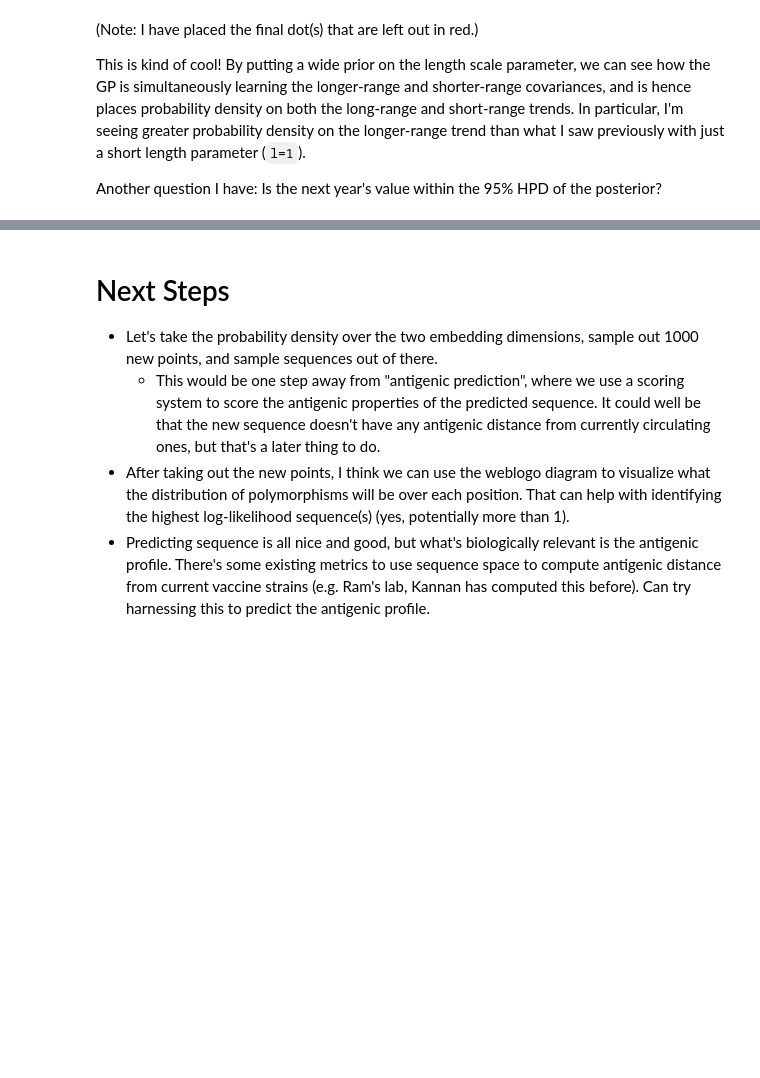
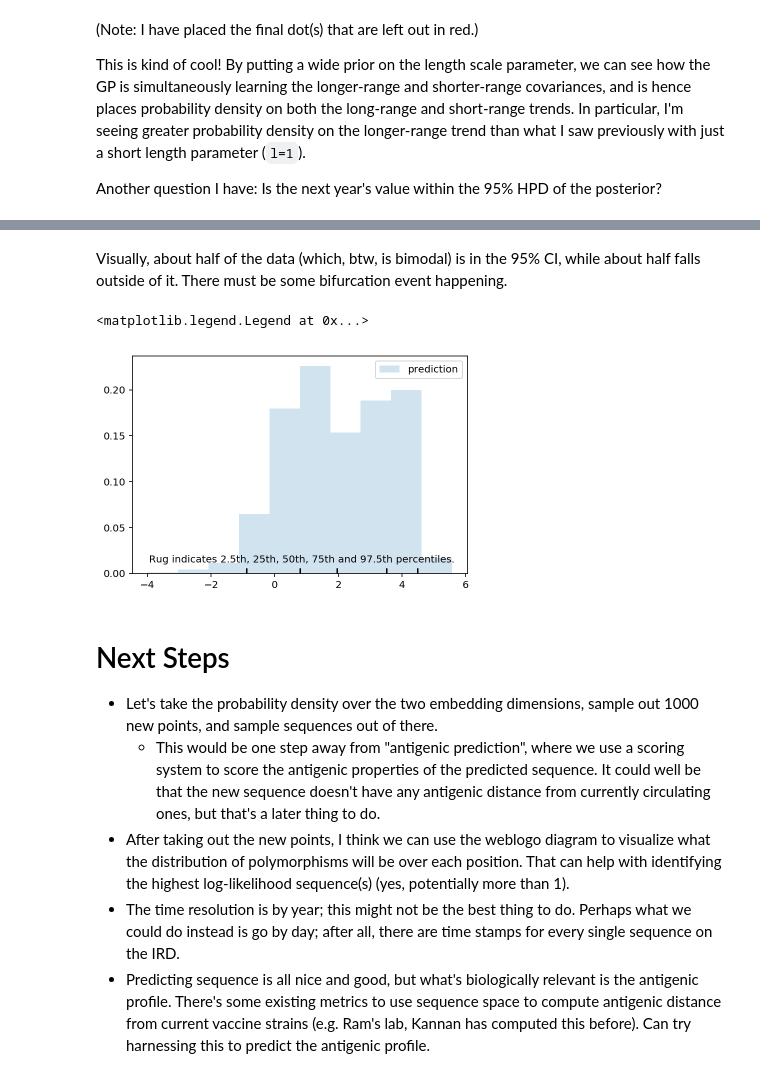
Before and after one commit to ericmjl/autoencoders, a Jupyter notebook: gaussian-process-regression.ipynb, the cells around one changed output, grey strips where cells are left out. Saved outputs shown, nothing was run; the diff lists cells and outputs as text; code cells hidden in the pictures; blank space fills up the shorter version.

Commit message:
saved a buggy run that I couldn't debug

```diff
--- a/gaussian-process-regression.ipynb
+++ b/gaussian-process-regression.ipynb
@@ -147,7 +160,30 @@ plt.annotate(xy=(xlow + xrange * 0.05, ylow + yrange * 0.05),
+# %% [markdown]
+Visually, about half of the data (which, btw, is bimodal) is in the 95% CI, while about half falls outside of it. There must be some bifurcation event happening.
+# %%
+# Q: What does the 2019 predictions look like?
+
+plt.hist(gp_samples[:, 19], alpha=0.2, label='prediction', normed=True)  # 18 is the next timepoint
+
+ax = plt.gca()
+ylow, yhigh = ax.get_ylim()
+yrange = yhigh - ylow
+percs = np.percentile(gp_samples[:,19], [2.5, 25, 50, 75, 97.5])
+for p in percs:
+    plt.vlines(x=p, ymin=0, ymax=yhigh * 0.025)
+xlow, xhigh = ax.get_xlim()
+xrange = xhigh - xlow
+plt.annotate(xy=(xlow + xrange * 0.05, ylow + yrange * 0.05),
+             s='Rug indicates 2.5th, 25th, 50th, 75th and 97.5th percentiles.')
+# plt.hist(df[df['years'] == 2017]['Means 1'], label='held out', normed=True, alpha=0.2)
+plt.legend()
+# %% [output]
+<matplotlib.legend.Legend at 0x...>
+[figure, added]
 # %% [markdown]
 # Next Steps
 
 - Let's take the probability density over the two embedding dimensions, sample out 1000 new points, and sample sequences out of there.
     - This would be one step away from "antigenic prediction", where we use a scoring system to score the antigenic properties of the predicted sequence. It could well be that the new sequence doesn't have any antigenic distance from currently circulating ones, but that's a later thing to do.
 - After taking out the new points, I think we can use the weblogo diagram to visualize what the distribution of polymorphisms will be over each position. That can help with identifying the highest log-likelihood sequence(s) (yes, potentially more than 1).
+- The time resolution is by year; this might not be the best thing to do. Perhaps what we could do instead is go by day; after all, there are time stamps for every single sequence on the IRD.
 - Predicting sequence is all nice and good, but what's biologically relevant is the antigenic profile. There's some existing metrics to use sequence space to compute antigenic distance from current vaccine strains (e.g. Ram's lab, Kannan has computed this before). Can try harnessing this to predict the antigenic profile.
```
Also changed, not shown: parts of 6 cells of this notebook, 1 other file.
